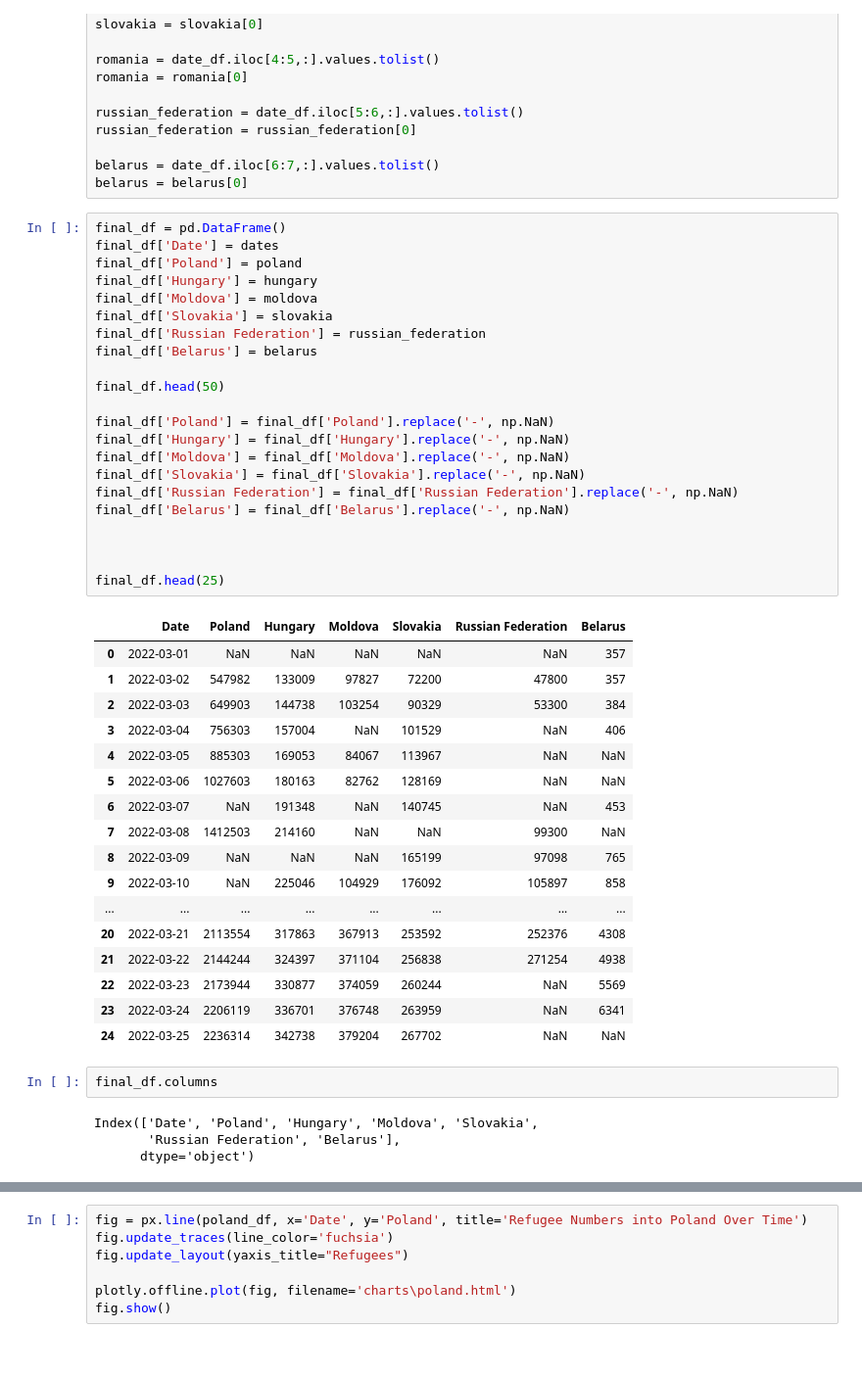
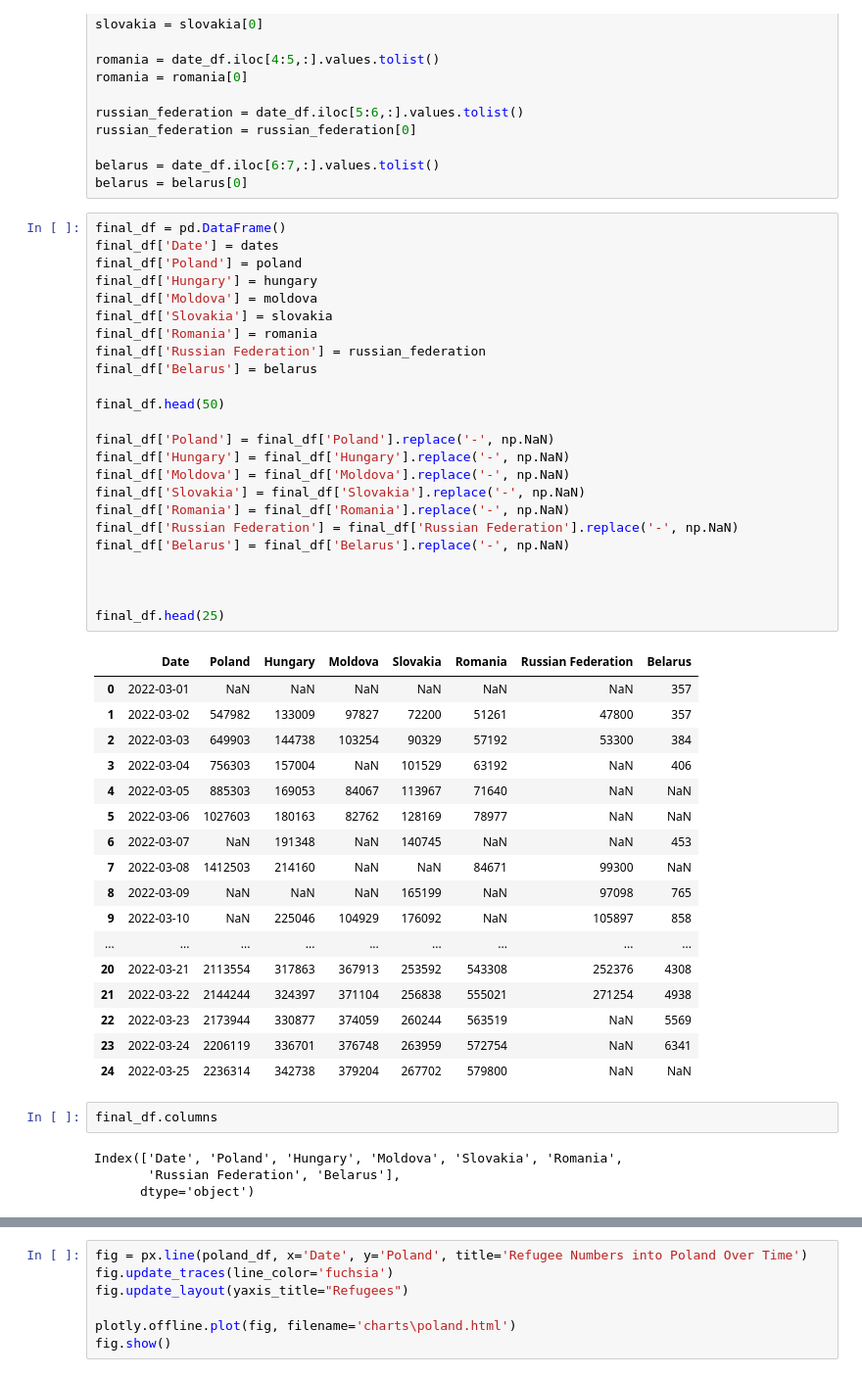
Before and after one commit to jlee219/UkrainianRefugeeCrisis, a Jupyter notebook: data_cleaning.ipynb, the cells around one changed output, grey strips where cells are left out. Shown at 98% size. Saved outputs shown, nothing was run; the diff lists cells and outputs as text.

```diff
--- a/data_cleaning.ipynb
+++ b/data_cleaning.ipynb
@@ -94,47 +94,49 @@ belarus = belarus[0]
 # %%
 final_df = pd.DataFrame()
 final_df['Date'] = dates
 final_df['Poland'] = poland
 final_df['Hungary'] = hungary
 final_df['Moldova'] = moldova
 final_df['Slovakia'] = slovakia
+final_df['Romania'] = romania
 final_df['Russian Federation'] = russian_federation
 final_df['Belarus'] = belarus
 
 final_df.head(50)
 
 final_df['Poland'] = final_df['Poland'].replace('-', np.NaN)
 final_df['Hungary'] = final_df['Hungary'].replace('-', np.NaN)
 final_df['Moldova'] = final_df['Moldova'].replace('-', np.NaN)
 final_df['Slovakia'] = final_df['Slovakia'].replace('-', np.NaN)
+final_df['Romania'] = final_df['Romania'].replace('-', np.NaN)
 final_df['Russian Federation'] = final_df['Russian Federation'].replace('-', np.NaN)
 final_df['Belarus'] = final_df['Belarus'].replace('-', np.NaN)
 
 
 
 final_df.head(25)
 # %% [output]
-|  | Date | Poland | Hungary | Moldova | Slovakia | Russian Federation | Belarus |
-| 0 | 2022-03-01 | NaN | NaN | NaN | NaN | NaN | 357 |
-| 1 | 2022-03-02 | 547982 | 133009 | 97827 | 72200 | 47800 | 357 |
-| 2 | 2022-03-03 | 649903 | 144738 | 103254 | 90329 | 53300 | 384 |
-| 3 | 2022-03-04 | 756303 | 157004 | NaN | 101529 | NaN | 406 |
-| 4 | 2022-03-05 | 885303 | 169053 | 84067 | 113967 | NaN | NaN |
-| 5 | 2022-03-06 | 1027603 | 180163 | 82762 | 128169 | NaN | NaN |
-| 6 | 2022-03-07 | NaN | 191348 | NaN | 140745 | NaN | 453 |
-| 7 | 2022-03-08 | 1412503 | 214160 | NaN | NaN | 99300 | NaN |
-| 8 | 2022-03-09 | NaN | NaN | NaN | 165199 | 97098 | 765 |
-| 9 | 2022-03-10 | NaN | 225046 | 104929 | 176092 | 105897 | 858 |
-| ... | ... | ... | ... | ... | ... | ... | ... |
-| 20 | 2022-03-21 | 2113554 | 317863 | 367913 | 253592 | 252376 | 4308 |
-| 21 | 2022-03-22 | 2144244 | 324397 | 371104 | 256838 | 271254 | 4938 |
-| 22 | 2022-03-23 | 2173944 | 330877 | 374059 | 260244 | NaN | 5569 |
-| 23 | 2022-03-24 | 2206119 | 336701 | 376748 | 263959 | NaN | 6341 |
-| 24 | 2022-03-25 | 2236314 | 342738 | 379204 | 267702 | NaN | NaN |
+|  | Date | Poland | Hungary | Moldova | Slovakia | Romania | Russian Federation | Belarus |
+| 0 | 2022-03-01 | NaN | NaN | NaN | NaN | NaN | NaN | 357 |
+| 1 | 2022-03-02 | 547982 | 133009 | 97827 | 72200 | 51261 | 47800 | 357 |
+| 2 | 2022-03-03 | 649903 | 144738 | 103254 | 90329 | 57192 | 53300 | 384 |
+| 3 | 2022-03-04 | 756303 | 157004 | NaN | 101529 | 63192 | NaN | 406 |
+| 4 | 2022-03-05 | 885303 | 169053 | 84067 | 113967 | 71640 | NaN | NaN |
+| 5 | 2022-03-06 | 1027603 | 180163 | 82762 | 128169 | 78977 | NaN | NaN |
+| 6 | 2022-03-07 | NaN | 191348 | NaN | 140745 | NaN | NaN | 453 |
+| 7 | 2022-03-08 | 1412503 | 214160 | NaN | NaN | 84671 | 99300 | NaN |
+| 8 | 2022-03-09 | NaN | NaN | NaN | 165199 | NaN | 97098 | 765 |
+| 9 | 2022-03-10 | NaN | 225046 | 104929 | 176092 | NaN | 105897 | 858 |
+| ... | ... | ... | ... | ... | ... | ... | ... | ... |
+| 20 | 2022-03-21 | 2113554 | 317863 | 367913 | 253592 | 543308 | 252376 | 4308 |
+| 21 | 2022-03-22 | 2144244 | 324397 | 371104 | 256838 | 555021 | 271254 | 4938 |
+| 22 | 2022-03-23 | 2173944 | 330877 | 374059 | 260244 | 563519 | NaN | 5569 |
+| 23 | 2022-03-24 | 2206119 | 336701 | 376748 | 263959 | 572754 | NaN | 6341 |
+| 24 | 2022-03-25 | 2236314 | 342738 | 379204 | 267702 | 579800 | NaN | NaN |
 # %%
 final_df.columns
 # %% [output]
-Index(['Date', 'Poland', 'Hungary', 'Moldova', 'Slovakia',
+Index(['Date', 'Poland', 'Hungary', 'Moldova', 'Slovakia', 'Romania',
        'Russian Federation', 'Belarus'],
       dtype='object')
 # %%
```
Also changed, not shown: parts of 2 cells of this notebook, 1 other file.
